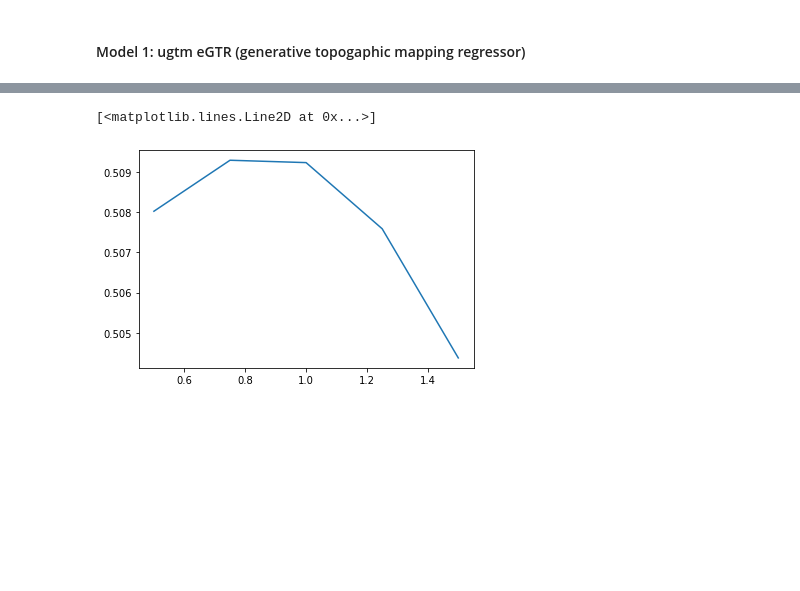
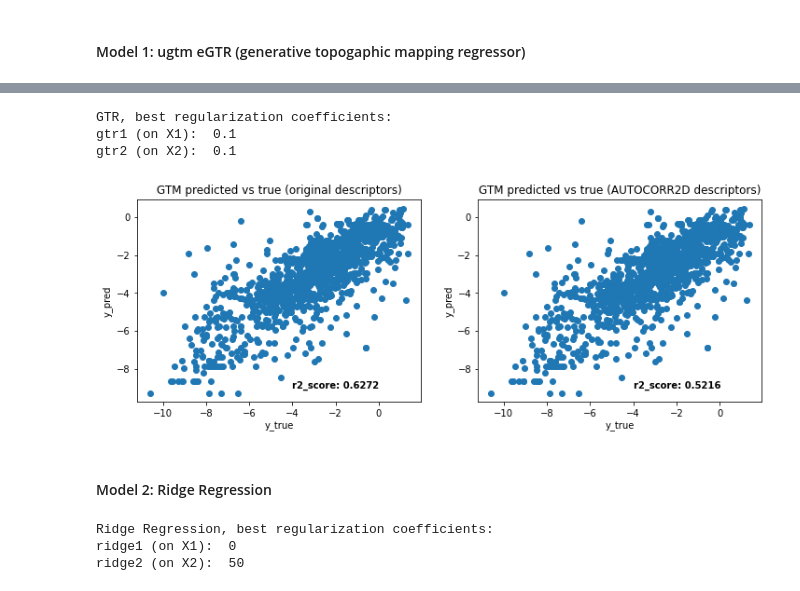
Before and after one commit to FilipCernatic/COVID_project, a Jupyter notebook: GTM_solubility.ipynb, the cells around one changed output, grey strips where cells are left out. Cells and saved outputs as stored; diff of their text form; code cells hidden in the pictures; blank space fills up the shorter version.

```diff
--- a/GTM_solubility.ipynb
+++ b/GTM_solubility.ipynb
@@ -122,2 +146,0 @@ print(gtr1.best_params_)
-# %%
-gtr2.fit(X2_train,y2_train)
@@ -247,5 +147,56 @@ for a in Lasso_alpha:
-# %%
-plt.plot(Lasso_alpha,r2_scores)
-# %% [output]
-[<matplotlib.lines.Line2D at 0x...>]
-[figure, removed]
+# %%
+# Training the two models with eGTR, trying 4 different regularization regimes
+# k ... number of grid nodes along 1 dimension
+# m ... number of RBF centers along 1 dimension
+gtm_r2_score1 = []
+gtm_r2_score2 = []
+listreg = [0.01,0.1,1,10]
+
+for regul in listreg:
+    gtr1 = eGTR(k=25,m=5,regul=regul)
+    gtr2 = eGTR(k=25,m=5,regul=regul)
+    gtr1.fit(X1_train,y1_train.values.ravel())
+    gtr2.fit(X2_train,y2_train.values.ravel())
+    y1_pred = gtr1.predict(X1_test)
+    y2_pred = gtr2.predict(X2_test)
+    gtm_r2_score1.append(r2_score(y1_test,y1_pred))
+    gtm_r2_score2.append(r2_score(y2_test,y2_pred))
+# %%
+# Best GTM predictors
+print("GTR, best regularization coefficients:")
+print("gtr1 (on X1): ",listreg[np.argmax(np.array([gtm_r2_score1]))])
+print("gtr2 (on X2): ",listreg[np.argmax(np.array([gtm_r2_score2]))])
+# %% [output]
+GTR, best regularization coefficients:
+gtr1 (on X1):  0.1
+gtr2 (on X2):  0.1
+# %%
+# Training the best GTM models (regul = 0.1)
+gtr1 = eGTR(k=25,m=5,regul=0.1)
+gtr2 = eGTR(k=25,m=5,regul=0.1)
+gtr1.fit(X1_train,y1_train.values.ravel())
+gtr2.fit(X2_train,y2_train.values.ravel())
+y1_pred = gtr1.predict(X1_test)
+y2_pred = gtr2.predict(X2_test)
+# %%
+# Plotting the results of GTM
+%matplotlib inline
+fig,ax = plt.subplots(1,2,figsize=(12,4))
+
+ax[0].set_title("GTM predicted vs true (original descriptors)")
+ax[1].set_title("GTM predicted vs true (AUTOCORR2D descriptors)")
+
+ax[0].set_xlabel("y_true")
+ax[1].set_xlabel("y_true")
+ax[0].set_ylabel("y_pred")
+ax[1].set_ylabel("y_pred")
+
+ax[0].scatter(y1_test,y1_pred)
+ax[1].scatter(y1_test,y1_pred)
+
+ax[0].text(-4,-9,"r2_score: {:.4f}".format(r2_score(y1_test,y1_pred)),fontweight="bold")
+ax[1].text(-4,-9,"r2_score: {:.4f}".format(r2_score(y2_test,y2_pred)),fontweight="bold");
+# %% [output]
+[figure, added]
+# %% [markdown]
+#### Model 2: Ridge Regression
@@ -251,0 +232,11 @@ plt.plot(Lasso_alpha,r2_scores)
+# %%
+# Best Ridge regression predictors
+bestr1=listalpha[np.argmax(np.array([r2_score1]))]
+bestr2=listalpha[np.argmax(np.array([r2_score2]))]
+print("Ridge Regression, best regularization coefficients:")
+print("ridge1 (on X1): ",bestr1)
+print("ridge2 (on X2): ",bestr2)
+# %% [output]
+Ridge Regression, best regularization coefficients:
+ridge1 (on X1):  0
+ridge2 (on X2):  50
```
Also changed, not shown: parts of 84 cells of this notebook.
